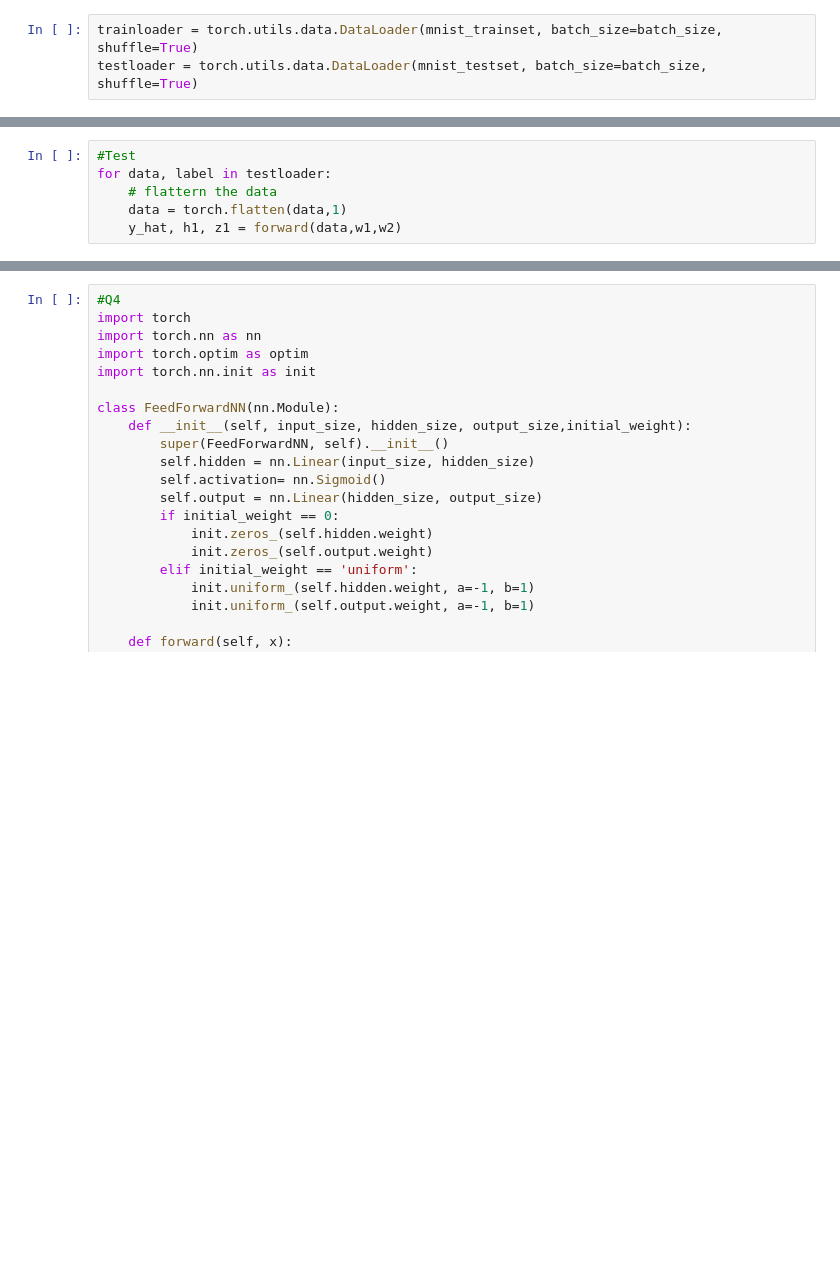
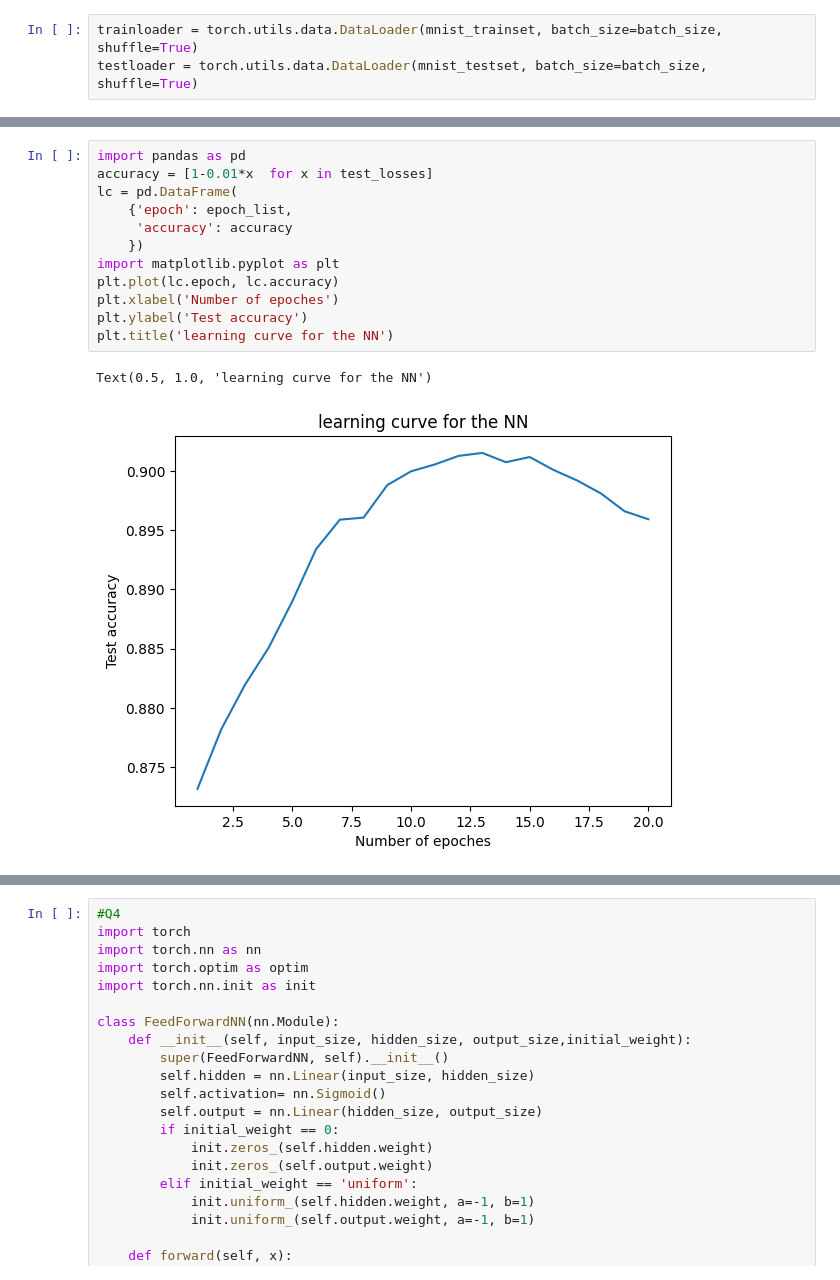
Before and after one commit to BrianZCS/CS760HW4, a Jupyter notebook: neuralnetwork.ipynb, the cells around one changed output, grey strips where cells are left out. Drawn from its saved outputs; the diff is of its cells as text; blank space fills up the shorter version.

```diff
--- a/neuralnetwork.ipynb
+++ b/neuralnetwork.ipynb
@@ -119,9 +128,18 @@ Avg loss for epoch 9 is: 377.4769220395761
-# %%
-#Test
-for data, label in testloader:
-    # flattern the data
-    data = torch.flatten(data,1)
-    y_hat, h1, z1 = forward(data,w1,w2)
+# %%
+import pandas as pd
+accuracy = [1-0.01*x  for x in test_losses]
+lc = pd.DataFrame(
+    {'epoch': epoch_list,
+     'accuracy': accuracy
+    })
+import matplotlib.pyplot as plt
+plt.plot(lc.epoch, lc.accuracy)
+plt.xlabel('Number of epoches')
+plt.ylabel('Test accuracy')
+plt.title('learning curve for the NN')
+# %% [output]
+Text(0.5, 1.0, 'learning curve for the NN')
+[figure, added]
 # %%
 #Q3
 import torch
```
Also changed, not shown: parts of 5 cells of this notebook.
